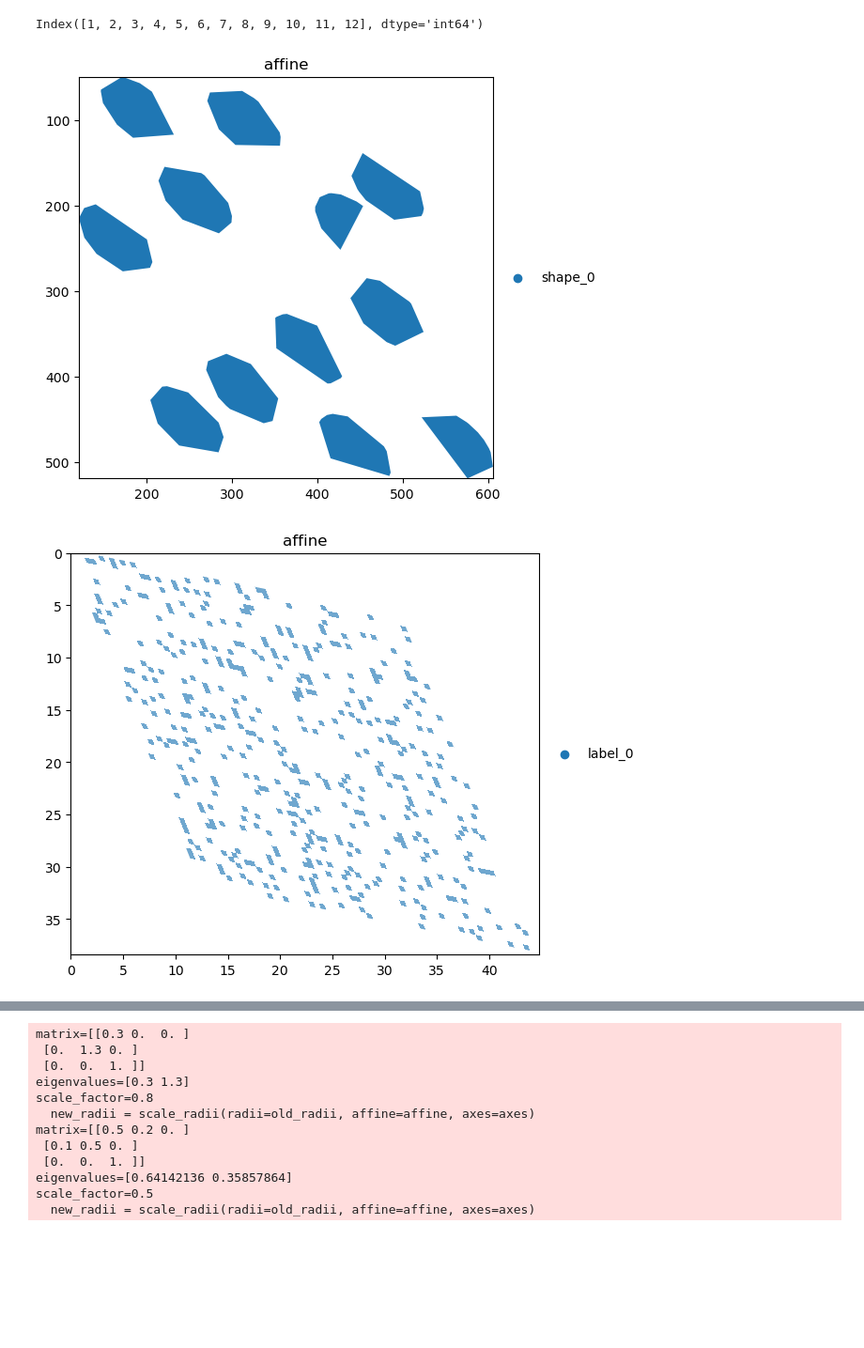
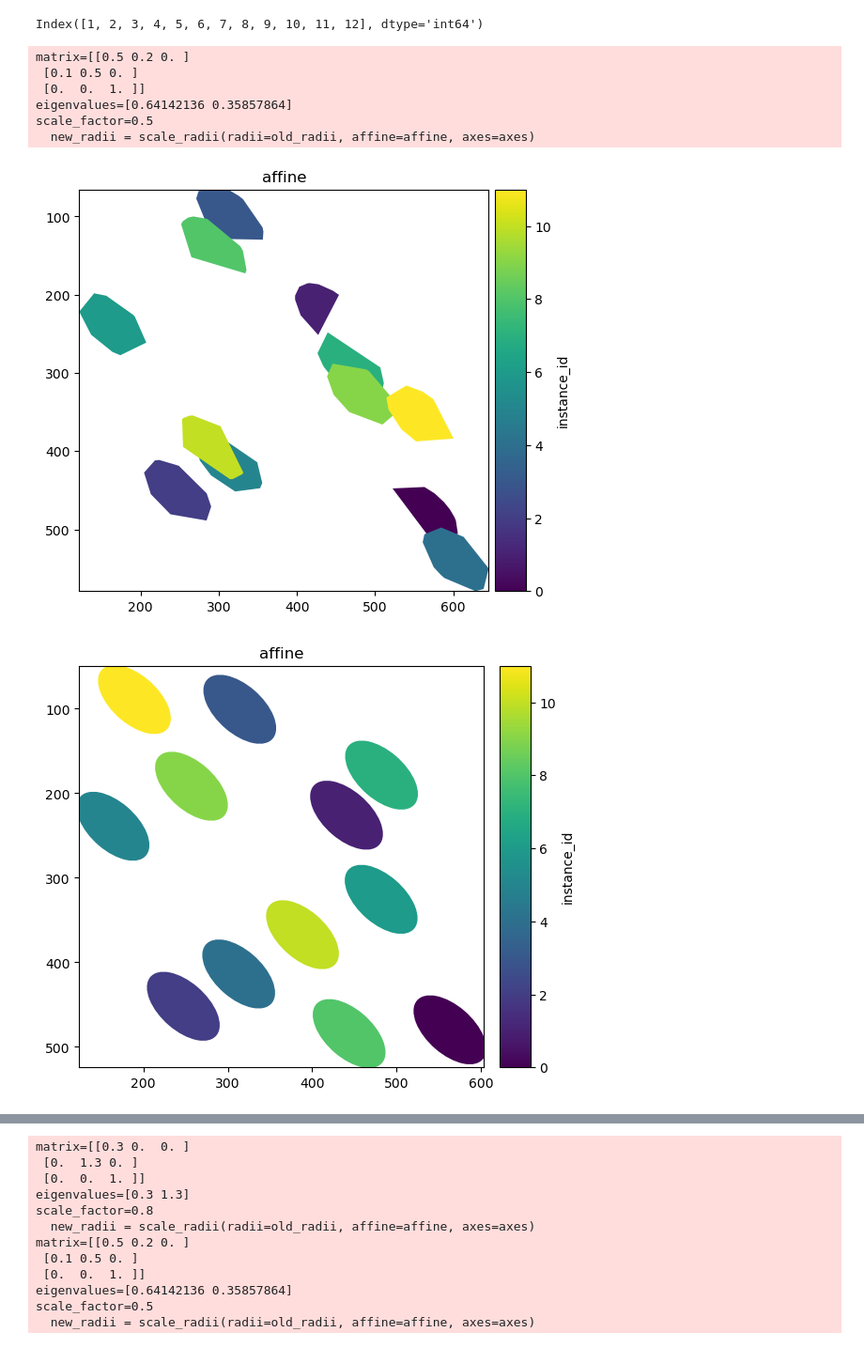
Before and after one commit to BIMSBbioinfo/dummy-spatialdata, a Jupyter notebook: docs/notebooks/generate_examples.ipynb, the cells around one changed output, grey strips where cells are left out. Shown at 94% size. Drawn from its saved outputs; the diff is of its cells as text; code cells hidden in the pictures; blank space fills up the shorter version.

```diff
--- a/docs/notebooks/generate_examples.ipynb
+++ b/docs/notebooks/generate_examples.ipynb
@@ -32,7 +32,7 @@ sdata = generate_dataset(
     ],
     shapes = [
         {'n': 12, 'type': 'polygon', 'coordinate_system': ['identity', 'scale', 'mapAxis', 'translation', 'rotation', 'affine', 'sequence']},
-        {'n': 12, 'type': 'circle', 'coordinate_system': ['identity', 'scale', 'mapAxis', 'translation', 'rotation', 'affine', 'sequence']}
+        {'n': 12, 'type': 'circle', 'overlapping': False, 'coordinate_system': ['identity', 'scale', 'mapAxis', 'translation', 'rotation', 'affine', 'sequence']}
     ],
     points = [
         {'n': 12, 'coordinate_system': ['identity', 'scale', 'mapAxis', 'translation', 'rotation', 'affine', 'sequence']}
@@ -82,8 +82,15 @@ get_element_instances(sdata.labels['label_0'])
 # %% [output]
 Index([1, 2, 3, 4, 5, 6, 7, 8, 9, 10, 11, 12], dtype='int64')
 # %%
-sdata.pl.render_shapes("shape_0", table_name = "table_0", color="region").pl.show(coordinate_systems = "affine")
+sdata.pl.render_shapes("shape_0", table_name = "table_0", color="instance_id").pl.show(coordinate_systems = "affine")
+sdata.pl.render_shapes("shape_1", table_name = "table_1", color="instance_id").pl.show(coordinate_systems = "affine")
 sdata.pl.render_labels("label_0", table_name = "table_2", color="instance_id").pl.show(coordinate_systems = "affine")
 # %% [output]
+matrix=[[0.5 0.2 0. ]
+ [0.1 0.5 0. ]
+ [0.  0.  1. ]]
+eigenvalues=[0.64142136 0.35857864]
+scale_factor=0.5
+  new_radii = scale_radii(radii=old_radii, affine=affine, axes=axes)
-[figure, old version]
+[figure, new version]
-[figure, old version]
+[figure, new version]
```
Also changed, not shown: parts of 1 cell of this notebook, 4 other files.
